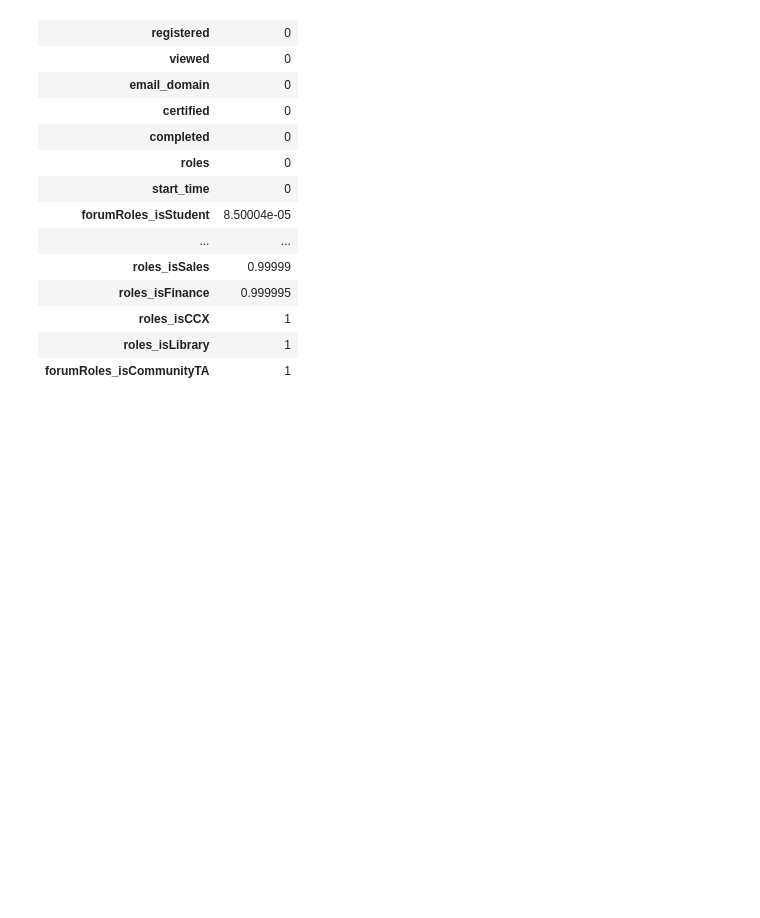
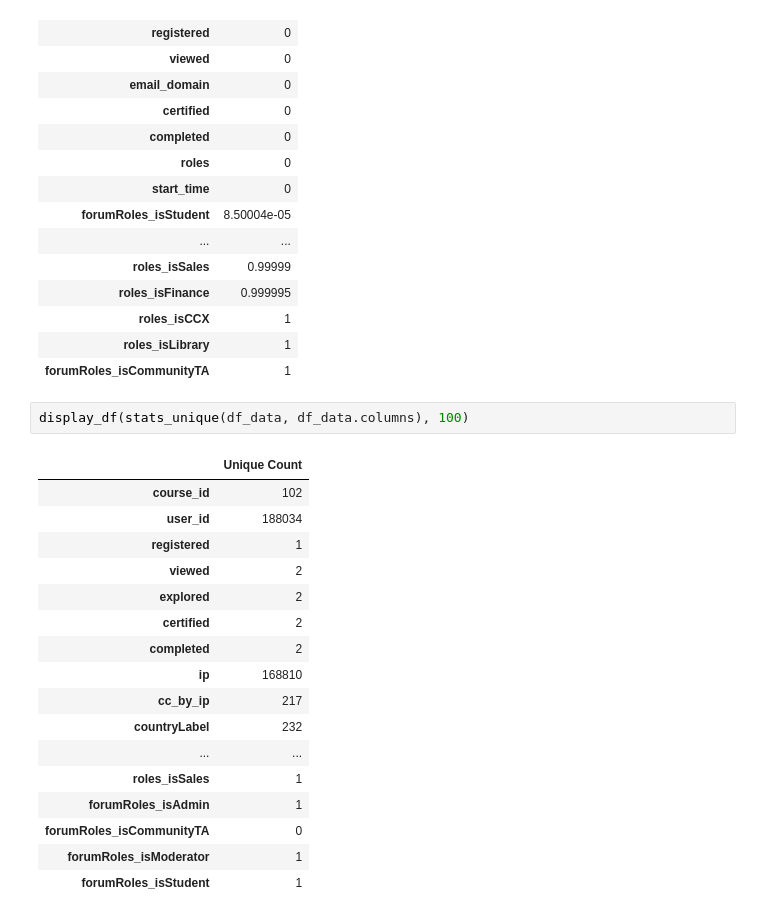
Before and after one commit to tmaounis/apcomp221-pset1, a Jupyter notebook: data_view.ipynb, the cells around one changed output. Saved outputs shown, nothing was run; the diff lists cells and outputs as text; blank space fills up the shorter version.

```diff
--- a/data_view.ipynb
+++ b/data_view.ipynb
@@ -62,3 +62,23 @@ display_df(stats_NaN(df_data), 100)
 | roles_isCCX | 1 |
 | roles_isLibrary | 1 |
 | forumRoles_isCommunityTA | 1 |
+# %%
+display_df(stats_unique(df_data, df_data.columns), 100)
+# %% [output]
+|  | Unique Count |
+| course_id | 102 |
+| user_id | 188034 |
+| registered | 1 |
+| viewed | 2 |
+| explored | 2 |
+| certified | 2 |
+| completed | 2 |
+| ip | 168810 |
+| cc_by_ip | 217 |
+| countryLabel | 232 |
+| ... | ... |
+| roles_isSales | 1 |
+| forumRoles_isAdmin | 1 |
+| forumRoles_isCommunityTA | 0 |
+| forumRoles_isModerator | 1 |
+| forumRoles_isStudent | 1 |
```
Also changed, not shown: parts of 2 cells of this notebook.
